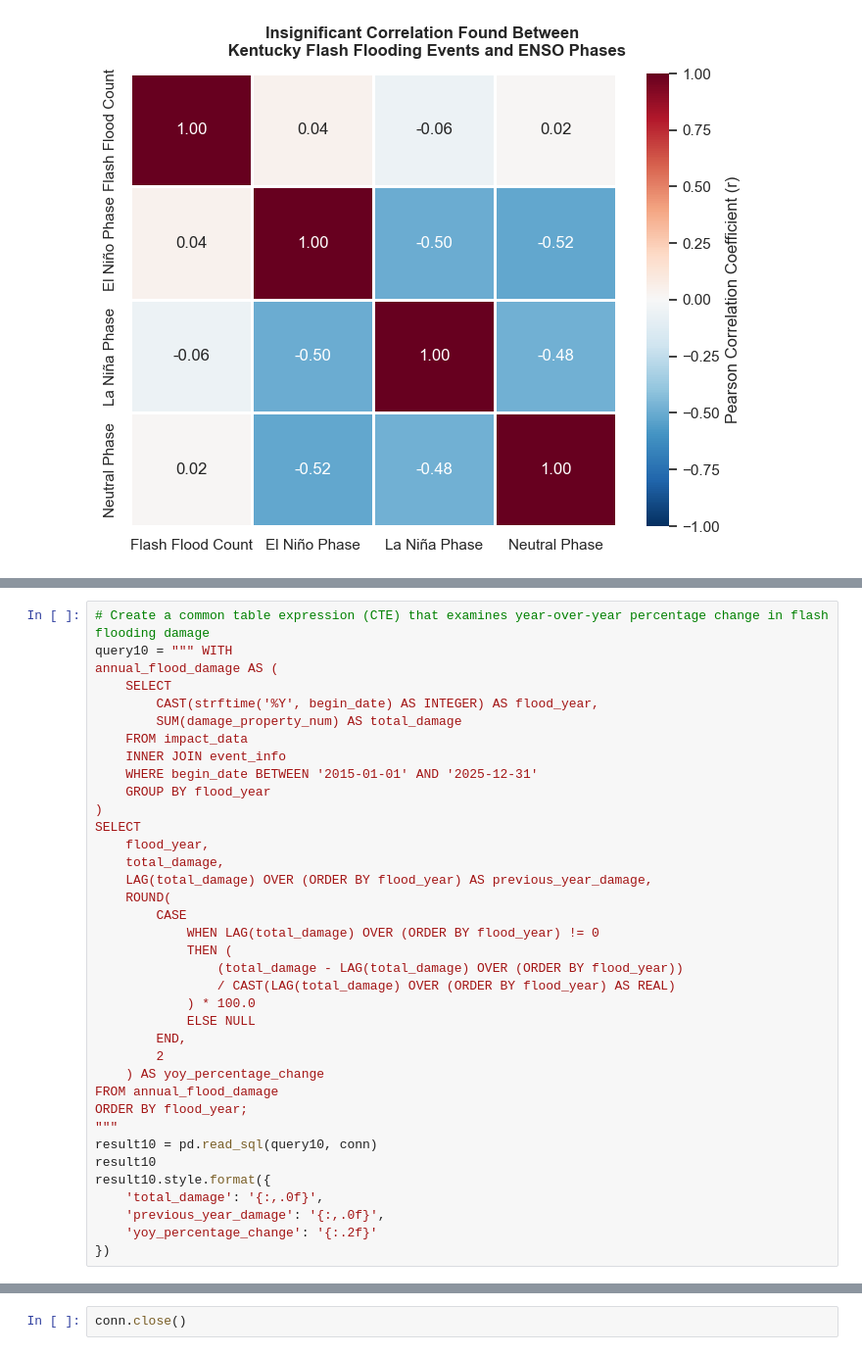
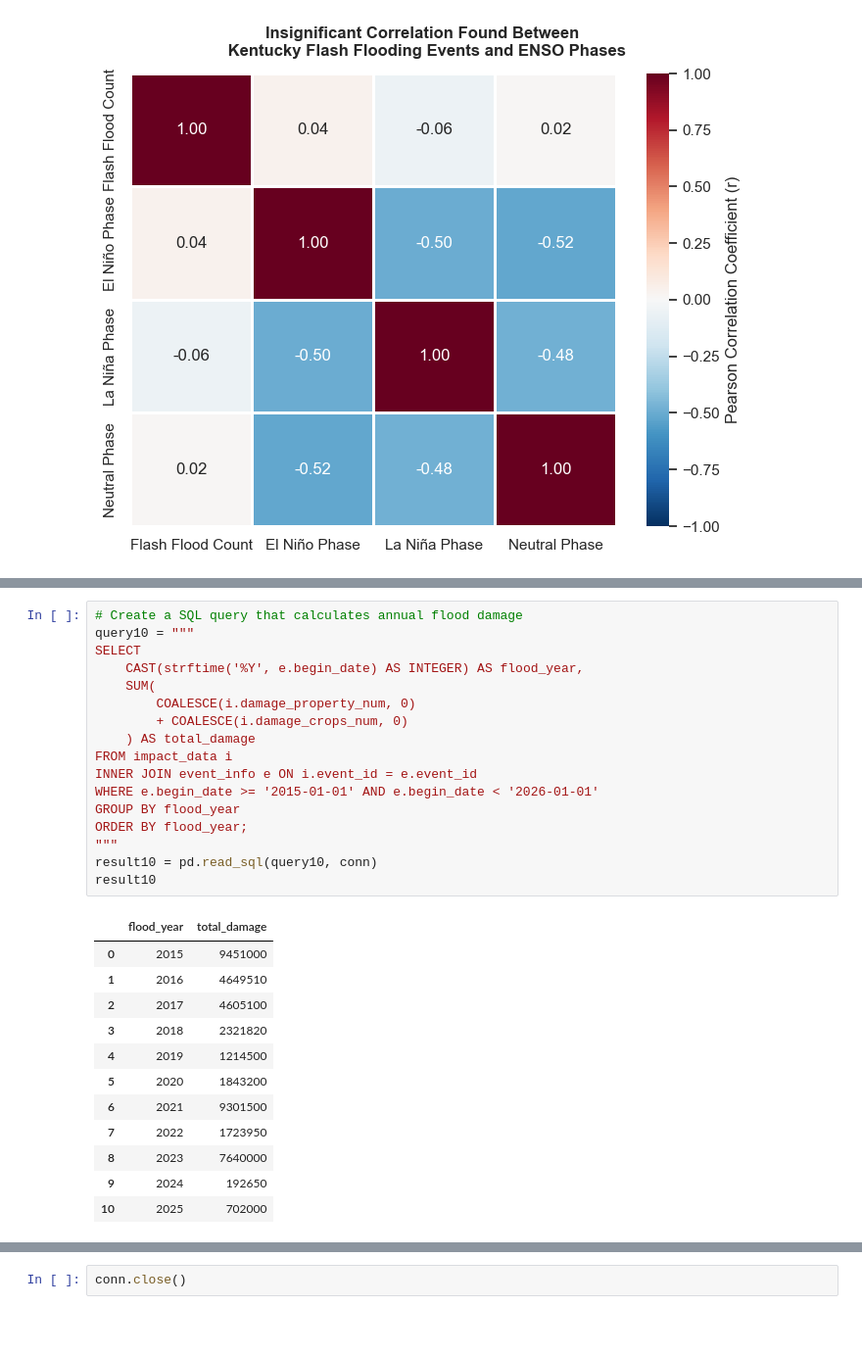
Before and after one commit to ashleyadehart/flash_floods_ky_2015_2025, a Jupyter notebook: notebooks/flash_floods_ky_2015_2025.ipynb, the cells around one changed output, grey strips where cells are left out. Shown at 98% size. Cells and saved outputs as stored; diff of their text form; blank space fills up the shorter version.

```diff
--- a/notebooks/flash_floods_ky_2015_2025.ipynb
+++ b/notebooks/flash_floods_ky_2015_2025.ipynb
@@ -1540,37 +1519,30 @@ result9
 # %%
-# Create a common table expression (CTE) that examines year-over-year percentage change in flash flooding damage
-query10 = """ WITH
-annual_flood_damage AS (
-    SELECT
-        CAST(strftime('%Y', begin_date) AS INTEGER) AS flood_year,
-        SUM(damage_property_num) AS total_damage
-    FROM impact_data
-    INNER JOIN event_info
-    WHERE begin_date BETWEEN '2015-01-01' AND '2025-12-31'
-    GROUP BY flood_year
-)
+# Create a SQL query that calculates annual flood damage
+query10 = """
 SELECT
-    flood_year,
-    total_damage,
-    LAG(total_damage) OVER (ORDER BY flood_year) AS previous_year_damage,
-    ROUND(
-        CASE
-            WHEN LAG(total_damage) OVER (ORDER BY flood_year) != 0
-            THEN (
-                (total_damage - LAG(total_damage) OVER (ORDER BY flood_year))
-                / CAST(LAG(total_damage) OVER (ORDER BY flood_year) AS REAL)
-            ) * 100.0
-            ELSE NULL
-        END,
-        2
-    ) AS yoy_percentage_change
-FROM annual_flood_damage
+    CAST(strftime('%Y', e.begin_date) AS INTEGER) AS flood_year,
+    SUM(
+        COALESCE(i.damage_property_num, 0)
+        + COALESCE(i.damage_crops_num, 0)
+    ) AS total_damage
+FROM impact_data i
+INNER JOIN event_info e ON i.event_id = e.event_id
+WHERE e.begin_date >= '2015-01-01' AND e.begin_date < '2026-01-01'
+GROUP BY flood_year
 ORDER BY flood_year;
 """
 result10 = pd.read_sql(query10, conn)
 result10
-result10.style.format({
-    'total_damage': '{:,.0f}',
-    'previous_year_damage': '{:,.0f}',
-    'yoy_percentage_change': '{:.2f}'
-})
+# %% [output]
+|  | flood_year | total_damage |
+| 0 | 2015 | 9451000 |
+| 1 | 2016 | 4649510 |
+| 2 | 2017 | 4605100 |
+| 3 | 2018 | 2321820 |
+| 4 | 2019 | 1214500 |
+| 5 | 2020 | 1843200 |
+| 6 | 2021 | 9301500 |
+| 7 | 2022 | 1723950 |
+| 8 | 2023 | 7640000 |
+| 9 | 2024 | 192650 |
+| 10 | 2025 | 702000 |
```
Also changed, not shown: parts of 9 cells of this notebook, 4 other files.
